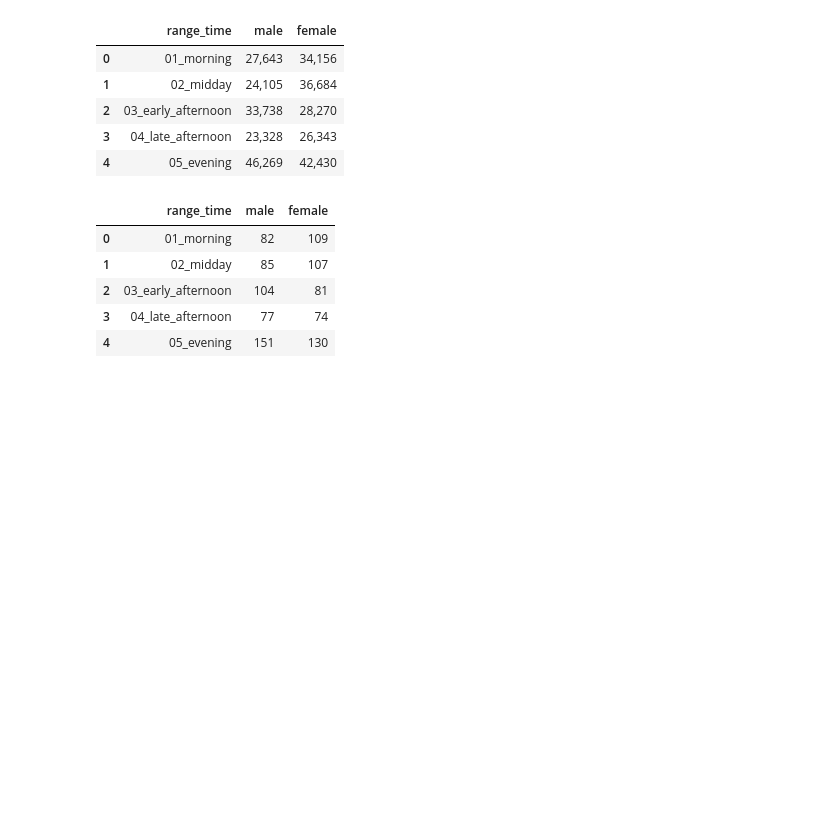
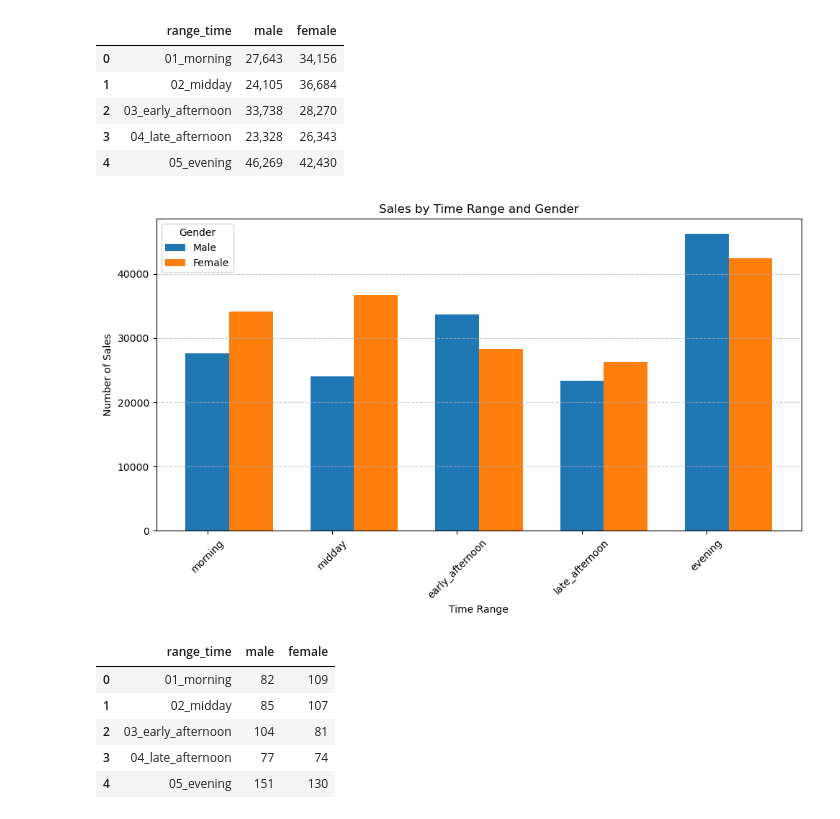
Before and after one commit to KLoVi/SQL-from-data-to-insight--mini-project-, a Jupyter notebook: Visualizations_from SQL.ipynb, the cells around one changed output. Saved outputs shown, nothing was run; the diff lists cells and outputs as text; code cells hidden in the pictures; blank space fills up the shorter version.

```diff
--- a/Visualizations_from SQL.ipynb
+++ b/Visualizations_from SQL.ipynb
@@ -50,6 +103,50 @@ df_3
 | 2 | 03_early_afternoon | 33,738 | 28,270 |
 | 3 | 04_late_afternoon | 23,328 | 26,343 |
 | 4 | 05_evening | 46,269 | 42,430 |
+# %%
+# Step 1: Create a DataFrame
+data = {
+    'range_time': ['morning', 'midday', 'early_afternoon', 'late_afternoon', 'evening'],
+    'male': [27643, 24105, 33738, 23328, 46269],
+    'female': [34156, 36684, 28270, 26343, 42430]
+}
+
+df = pd.DataFrame(data)
+
+# Step 2: Plot the data
+fig, ax = plt.subplots(figsize=(10, 6))
+
+# Define the bar width. Adjust as necessary.
+bar_width = 0.35
+
+# Plot male data
+ax.bar(df['range_time'], df['male'], width=bar_width, label='Male', align='center')
+
+# Plot female data with an offset to the right
+#ax.bar(df['range_time'], df['female'], width=bar_width, label='Female', align='edge', bottom=0.4)
+
+# Set the position of the bars on the x-axis
+#r1 = np.arange(len(df['range_time']))  # Range for male bars
+r2 = [x + bar_width for x in r1]       # Range for female bars
+
+# Plot male and female bars
+#ax.bar(r1, df['male'], width=bar_width,  label='Male')
+ax.bar(r2, df['female'], width=bar_width,  label='Female')
+
+
+# Customize the plot
+plt.title('Sales by Time Range and Gender')
+plt.xlabel('Time Range')
+plt.ylabel('Number of Sales')
+plt.xticks(rotation=45)
+plt.legend(title='Gender')
+plt.grid(axis='y', linestyle='--', alpha=0.7)
+
+# Show the plot
+plt.tight_layout()
+plt.show()
+# %% [output]
+[figure, added]
 # %%
 csv_4 = "Views/qty_time_per_gender.csv"
 # %%
```
Also changed, not shown: parts of 4 cells of this notebook, 1 other file.
